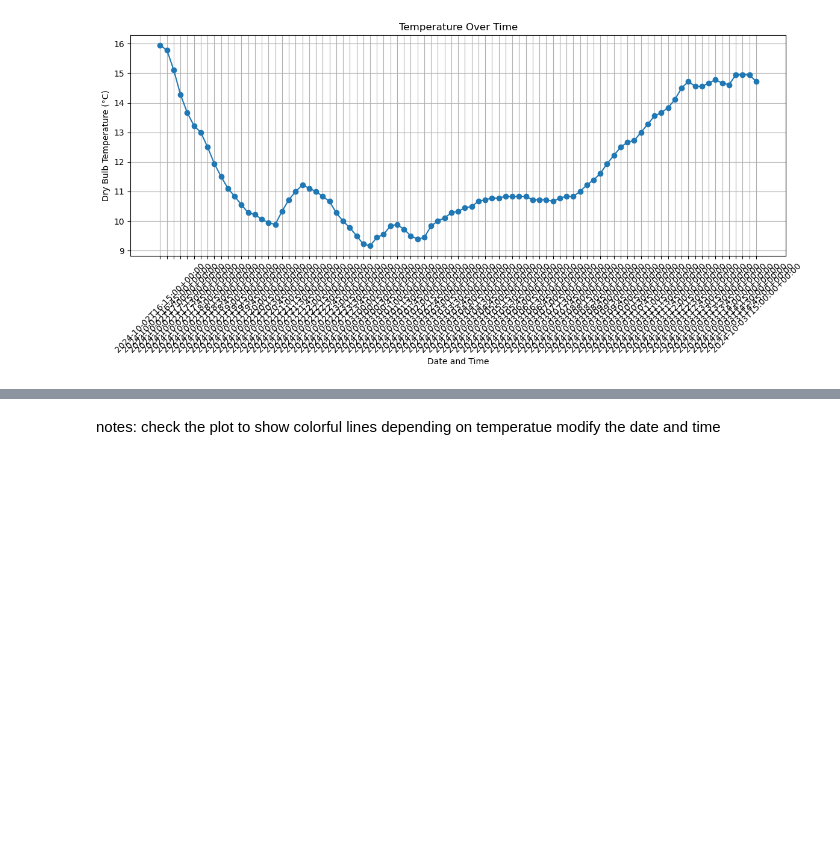
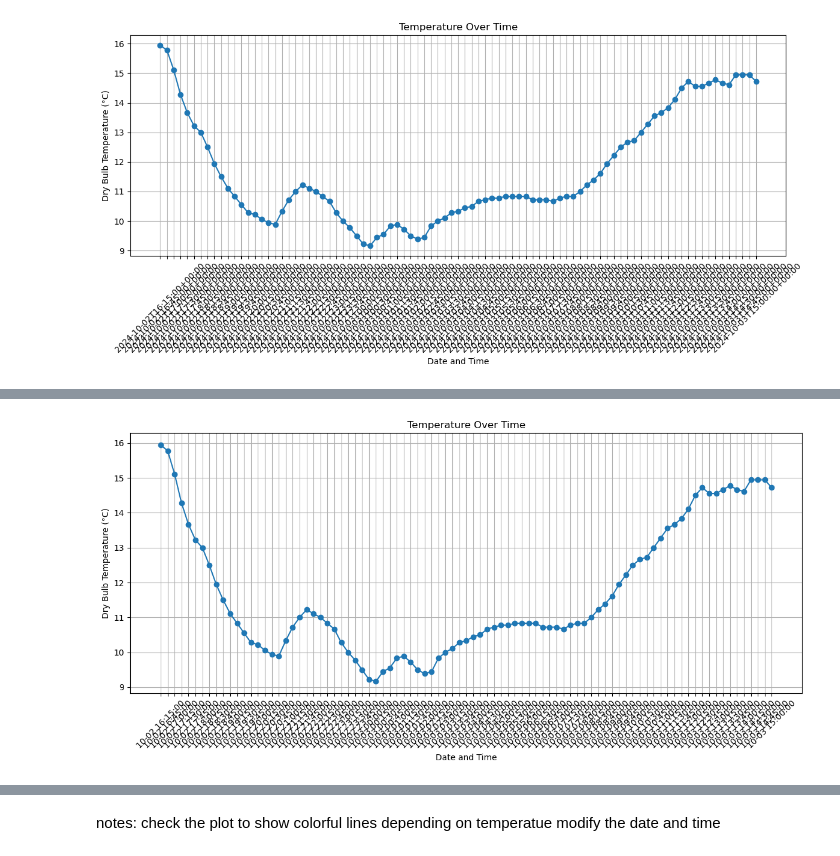
Before and after one commit to mondbr/PFDA_assignments, a Jupyter notebook: assignment2-weather.ipynb, the cells around one changed output, grey strips where cells are left out. Drawn from its saved outputs; the diff is of its cells as text; code cells hidden in the pictures; blank space fills up the shorter version.

Commit message:
working on the plot with cleared data

```diff
--- a/assignment2-weather.ipynb
+++ b/assignment2-weather.ipynb
@@ -59,0 +72,18 @@ df.to_csv('weatherreadings1_cleaned.csv', index=False)
+# %%
+names_of_columns=['cleaned_datetime_space','dryBulbTemperature_Celsius']
+df = pd.read_csv('weatherreadings1_cleaned_space.csv', usecols=names_of_columns)
+print(df)
+
+# print(df[['reportEndDateTime','dryBulbTemperature_Celsius']]) #double brackets to select muliple columns
+
+
+plt.figure(figsize=(12, 6))
+plt.plot(df['cleaned_datetime_space'], df['dryBulbTemperature_Celsius'], marker='o', linestyle='-')
+plt.title('Temperature Over Time')
+plt.xlabel('Date and Time')
+plt.ylabel('Dry Bulb Temperature (°C)')
+plt.xticks(rotation=45)
+plt.grid()
+plt.tight_layout()
+plt.show()
+# %% [output]
@@ -59,0 +104 @@ df.to_csv('weatherreadings1_cleaned.csv', index=False)
+[figure, added]
```
Also changed, not shown: parts of 3 cells of this notebook, 1 other file.
